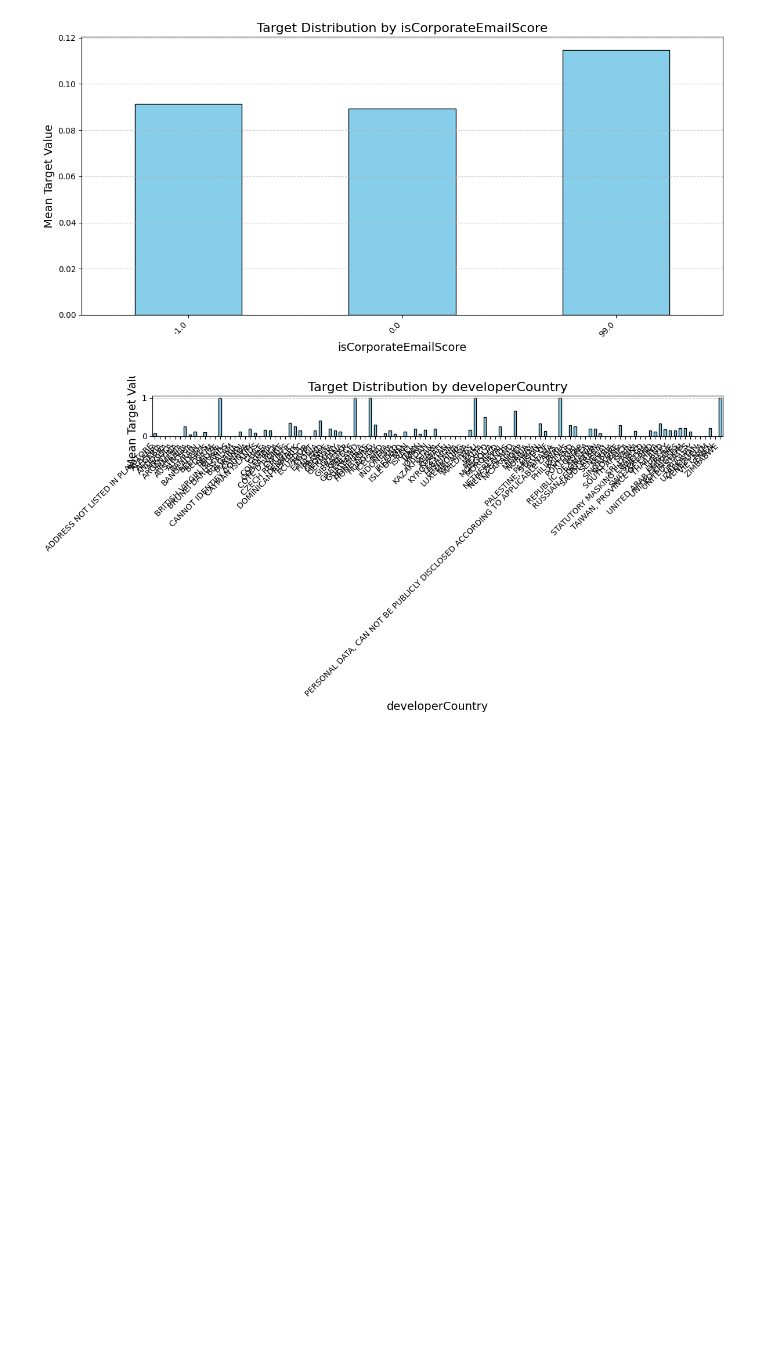
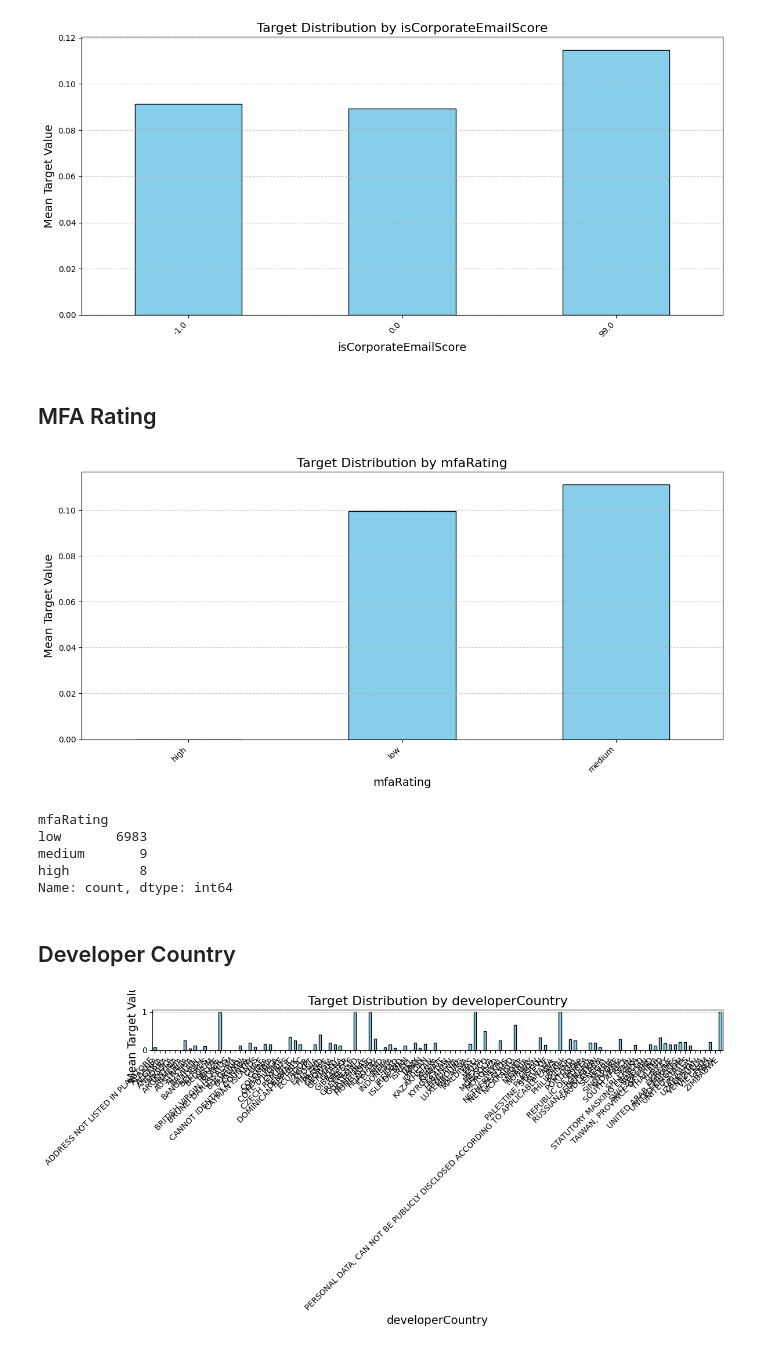
Before and after one commit to kirisame-ame/findit, a Jupyter notebook: main copy.ipynb, the cells around one changed output. Drawn from its saved outputs; the diff is of its cells as text; code cells hidden in the pictures; blank space fills up the shorter version.

```diff
--- a/main copy.ipynb
+++ b/main copy.ipynb
@@ -314,6 +314,36 @@ plt.tight_layout()
 plt.show()
 # %% [output]
 [figure]
+# %% [markdown]
+## MFA Rating
+# %%
+# Group by mfaRating and calculate the mean target value
+filled_df = train.copy()
+filled_df["mfaRating"] = filled_df["mfaRating"].fillna(-1)
+downloads_target = filled_df.groupby("mfaRating")["target"].mean()
+
+# Plot the target distribution
+plt.figure(figsize=(12, 6))
+downloads_target.plot(kind='bar', color='skyblue', edgecolor='black')
+plt.title('Target Distribution by mfaRating', fontsize=16)
+plt.xlabel('mfaRating', fontsize=14)
+plt.ylabel('Mean Target Value', fontsize=14)
+plt.xticks(rotation=45, ha='right')
+plt.grid(axis='y', linestyle='--', alpha=0.7)
+plt.tight_layout()
+plt.show()
+# %% [output]
+[figure, added]
+# %%
+train["mfaRating"].value_counts()
+# %% [output]
+mfaRating
+low       6983
+medium       9
+high         8
+Name: count, dtype: int64
+# %% [markdown]
+## Developer Country
 # %%
 # Group by developerCountry and calculate the mean target value
 filled_df = train.copy()
```
Also changed, not shown: parts of 38 cells of this notebook, 4 other files.
